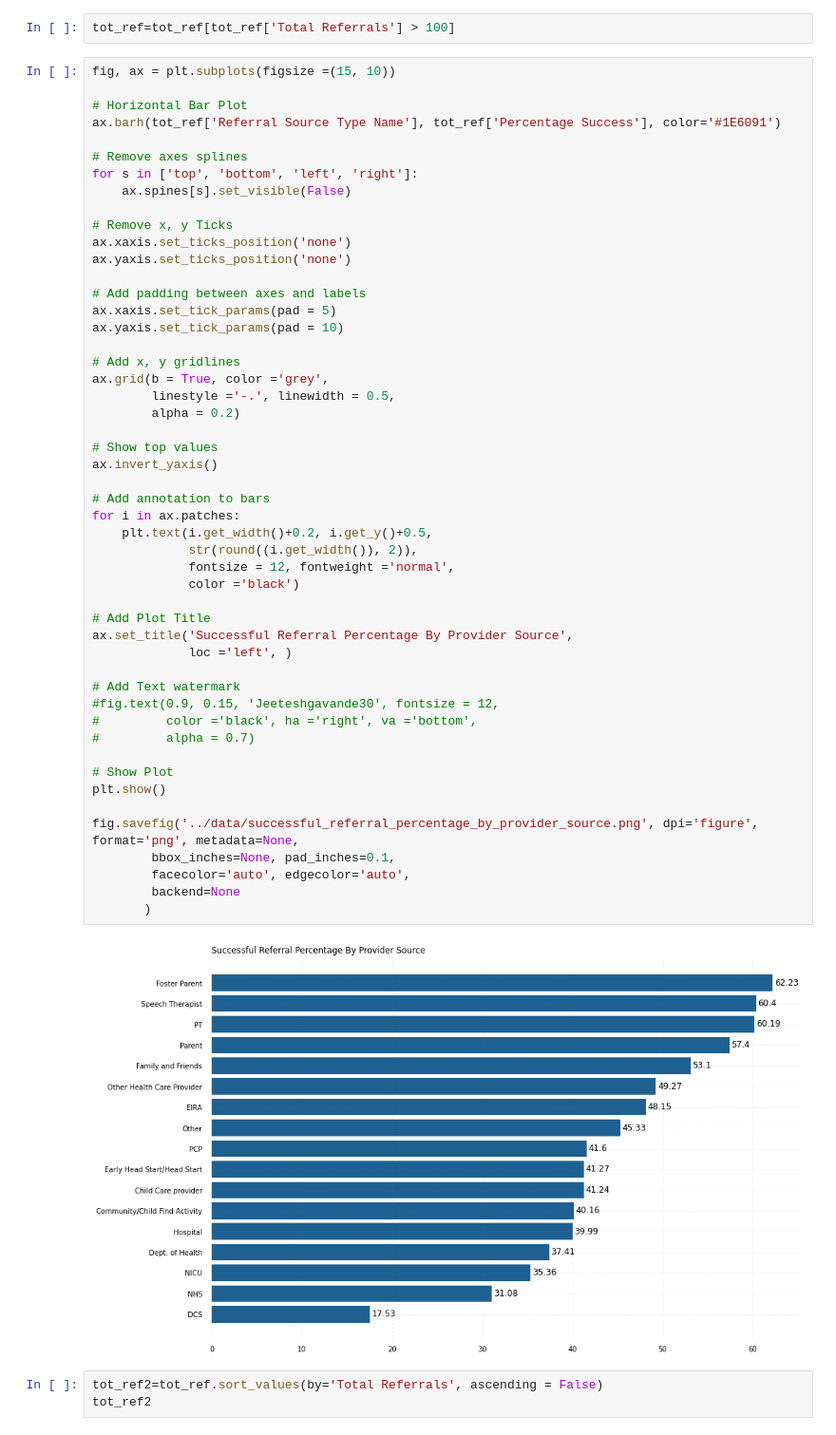
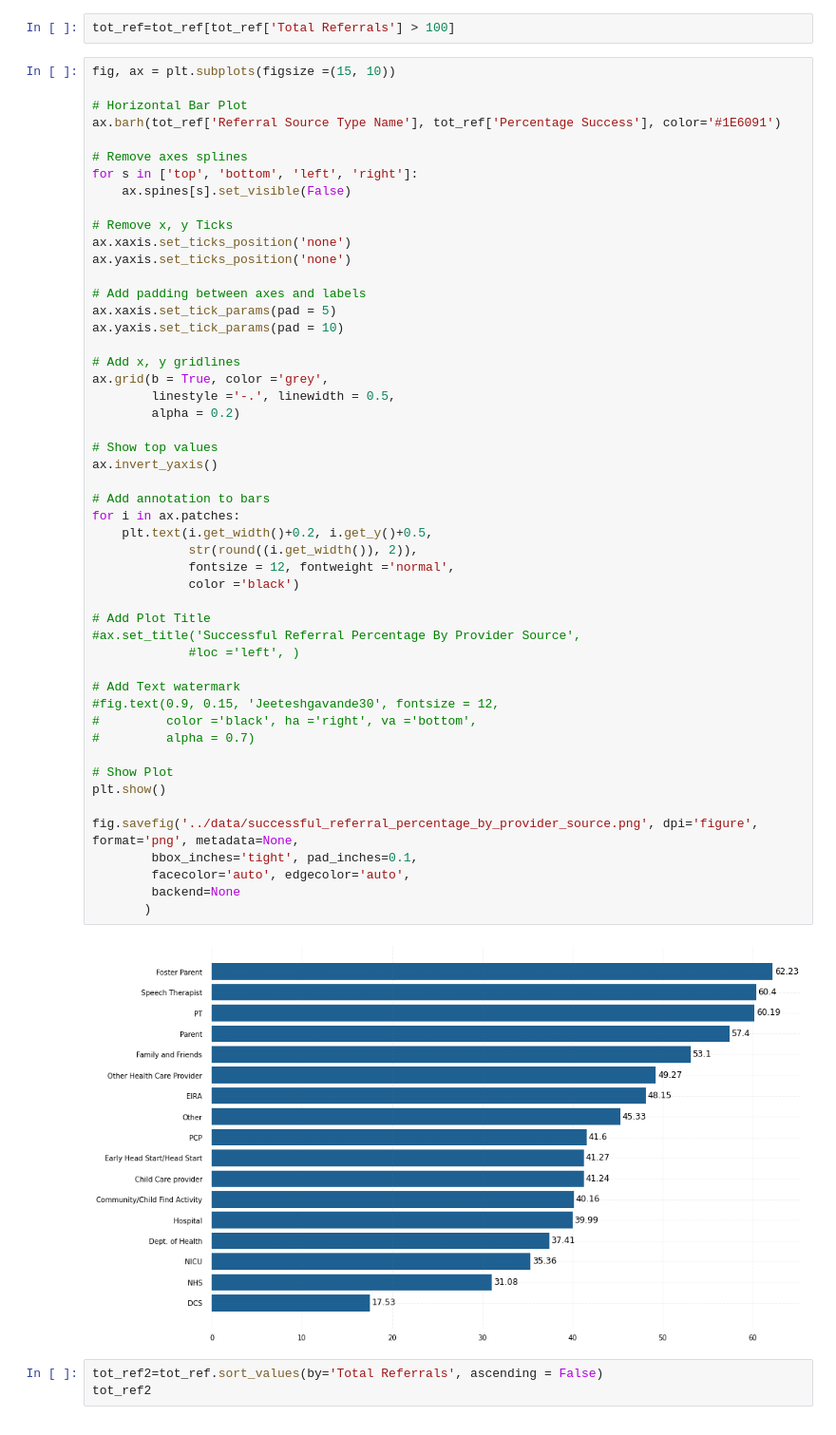
Before and after one commit to MylahKate/teis_project-scar, a Jupyter notebook: notebook/teis_q2.ipynb, the cells around one changed output. Shown: that part at 95% size. Drawn from its saved outputs; the diff is of its cells as text.

```diff
--- a/notebook/teis_q2.ipynb
+++ b/notebook/teis_q2.ipynb
@@ -139,37 +139,37 @@ ax.yaxis.set_tick_params(pad = 10)
 # Add x, y gridlines
 ax.grid(b = True, color ='grey',
         linestyle ='-.', linewidth = 0.5,
         alpha = 0.2)
 
 # Show top values
 ax.invert_yaxis()
 
 # Add annotation to bars
 for i in ax.patches:
     plt.text(i.get_width()+0.2, i.get_y()+0.5,
              str(round((i.get_width()), 2)),
              fontsize = 12, fontweight ='normal',
              color ='black')
 
 # Add Plot Title
-ax.set_title('Successful Referral Percentage By Provider Source',
-             loc ='left', )
+#ax.set_title('Successful Referral Percentage By Provider Source',
+             #loc ='left', )
 
 # Add Text watermark
 #fig.text(0.9, 0.15, 'Jeeteshgavande30', fontsize = 12,
 #         color ='black', ha ='right', va ='bottom',
 #         alpha = 0.7)
 
 # Show Plot
 plt.show()
 
 fig.savefig('../data/successful_referral_percentage_by_provider_source.png', dpi='figure', format='png', metadata=None,
-        bbox_inches=None, pad_inches=0.1,
+        bbox_inches='tight', pad_inches=0.1,
         facecolor='auto', edgecolor='auto',
         backend=None
        )
 # %% [output]
-[figure, old version]
+[figure, new version]
 # %%
 tot_ref2=tot_ref.sort_values(by='Total Referrals', ascending = False)
 tot_ref2
```
Also changed, not shown: parts of 2 cells of this notebook, 4 other files.
